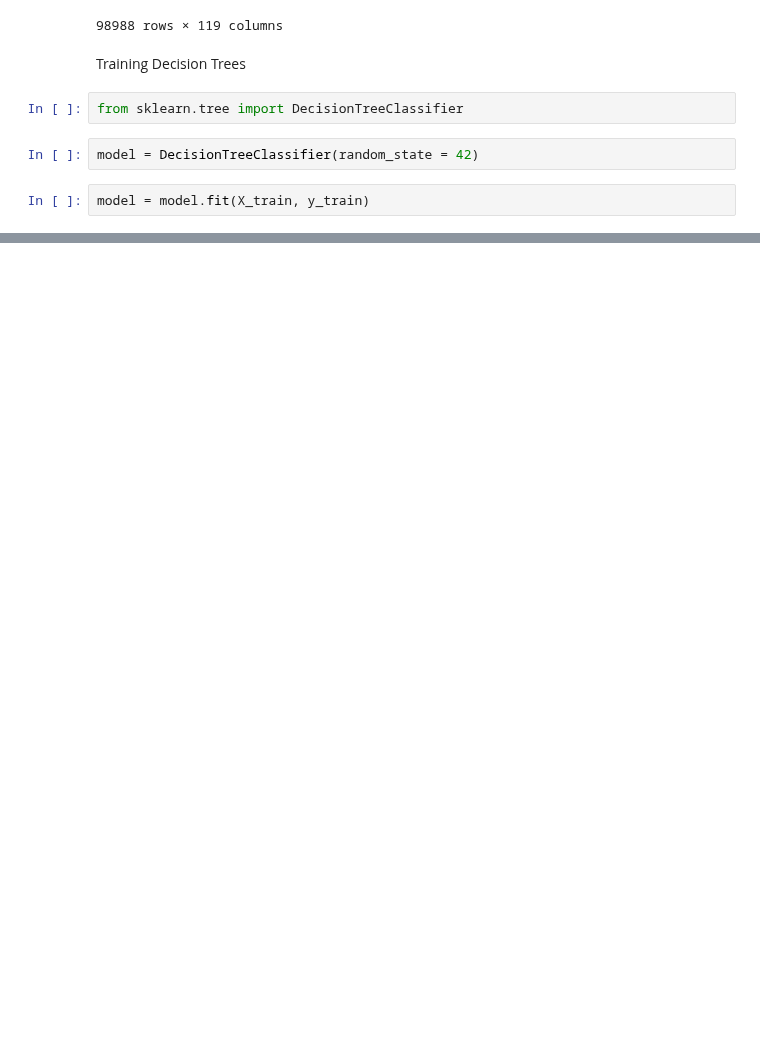
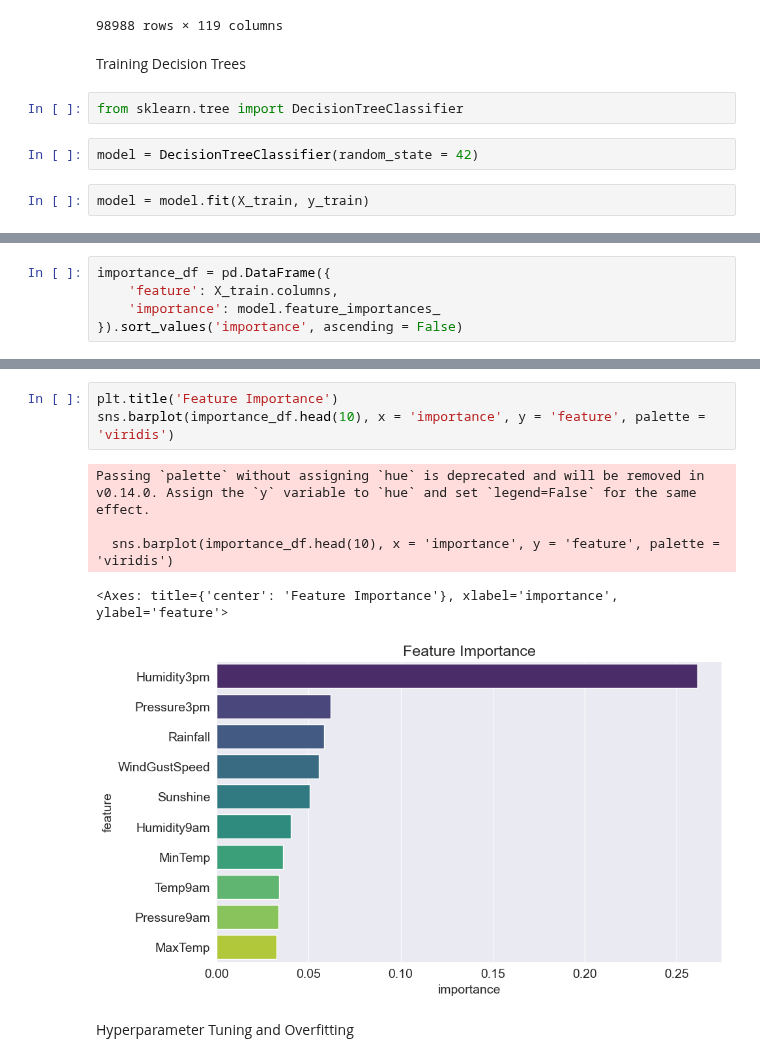
Before and after one commit to AgentXCross/PythonDS-ML, a Jupyter notebook: SciKitLearn/decision_trees_random_forests.ipynb, the cells around one changed output, grey strips where cells are left out. Saved outputs shown, nothing was run; the diff lists cells and outputs as text; blank space fills up the shorter version.

```diff
--- a/SciKitLearn/decision_trees_random_forests.ipynb
+++ b/SciKitLearn/decision_trees_random_forests.ipynb
@@ -311,0 +420,5 @@ model = model.fit(X_train, y_train)
+# %%
+importance_df = pd.DataFrame({
+    'feature': X_train.columns,
+    'importance': model.feature_importances_
+}).sort_values('importance', ascending = False)
@@ -311,0 +439,11 @@ model = model.fit(X_train, y_train)
+# %%
+plt.title('Feature Importance')
+sns.barplot(importance_df.head(10), x = 'importance', y = 'feature', palette = 'viridis')
+# %% [output]
+Passing `palette` without assigning `hue` is deprecated and will be removed in v0.14.0. Assign the `y` variable to `hue` and set `legend=False` for the same effect.
+
+  sns.barplot(importance_df.head(10), x = 'importance', y = 'feature', palette = 'viridis')
+<Axes: title={'center': 'Feature Importance'}, xlabel='importance', ylabel='feature'>
+[figure, added]
+# %% [markdown]
+Hyperparameter Tuning and Overfitting
```
Also changed, not shown: parts of 30 cells of this notebook.
